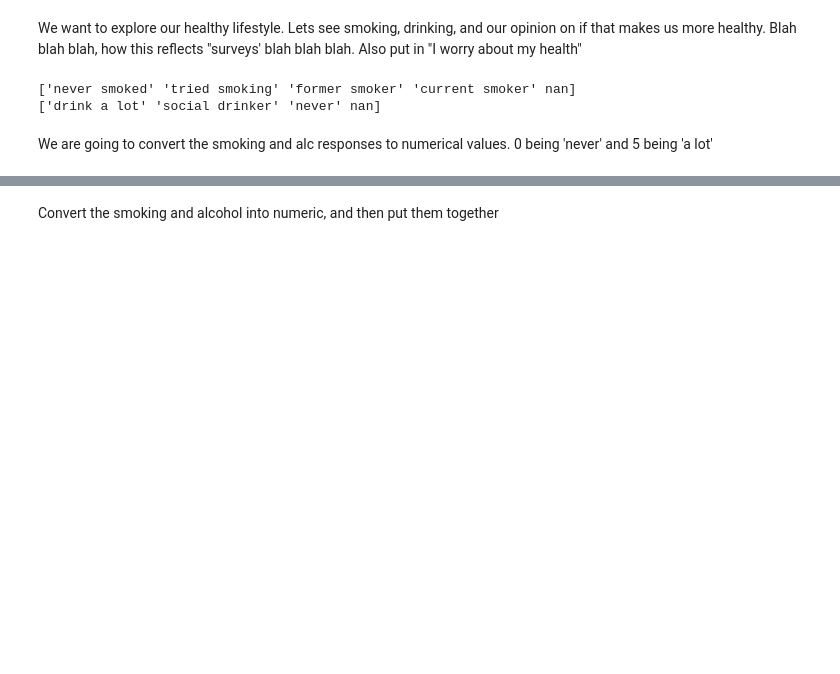
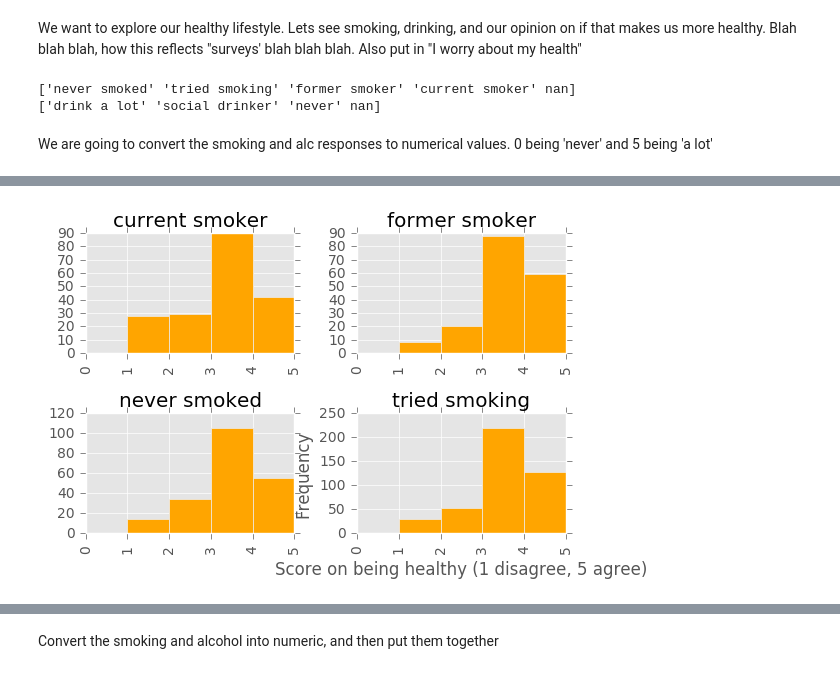
Before and after one commit to ehkhong/sta-141b-proj, a Jupyter notebook: calculated.py.ipynb, the cells around one changed output, grey strips where cells are left out. Saved outputs shown, nothing was run; the diff lists cells and outputs as text; code cells hidden in the pictures; blank space fills up the shorter version.

```diff
--- a/calculated.py.ipynb
+++ b/calculated.py.ipynb
@@ -87 +101,9 @@ life_dict = {'never smoked': 5, 'tried smoking': 4, 'former smoker': 2, 'current
+# %%
+y_data.hist(column='Healthy eating', by='Smoking', color = 'orange', bins=np.arange(0, 6, 1))
+plt.ylim((0,250))
+plt.xlabel('Score on being healthy (1 disagree, 5 agree)')
+plt.ylabel('Frequency')
+plt.show()
+# %% [output]
+[figure, added]
 # %%
```
Also changed, not shown: parts of 16 cells of this notebook.
